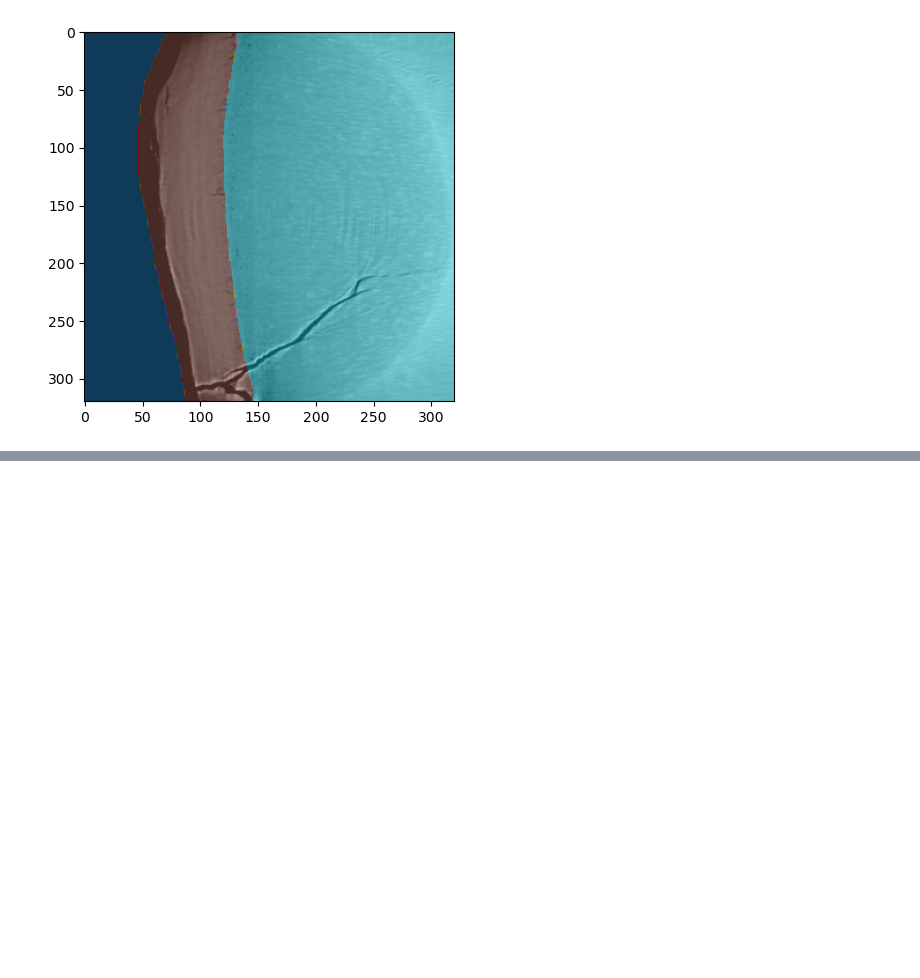
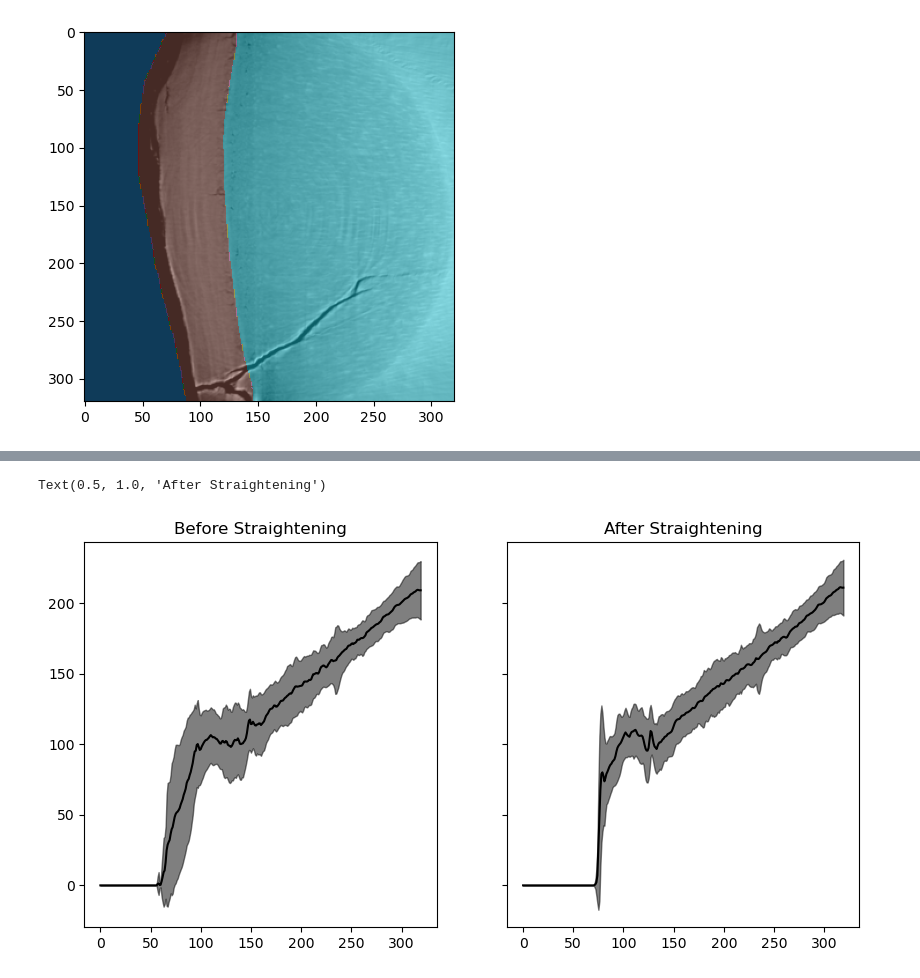
Before and after one commit to JGIBristol/cementum_imaging, a Jupyter notebook: straighten_mesh.ipynb, the cells around one changed output, grey strips where cells are left out. Saved outputs shown, nothing was run; the diff lists cells and outputs as text; code cells hidden in the pictures; blank space fills up the shorter version.

```diff
--- a/straighten_mesh.ipynb
+++ b/straighten_mesh.ipynb
@@ -179,0 +98,27 @@ fig.savefig("straightened_inner.png")
+# %%
+fig, axes = plt.subplots(1, 2, figsize=(10, 5), sharex=True, sharey=True)
+
+axes[0].plot(np.mean(image, axis=0), color="k")
+axes[1].plot(np.mean(image_transformed, axis=0), color="k")
+
+axes[0].fill_between(
+    np.arange(image.shape[1]),
+    np.mean(image, axis=0) - np.std(image, axis=0),
+    np.mean(image, axis=0) + np.std(image, axis=0),
+    color="k",
+    alpha=0.5
+)
+
+axes[1].fill_between(
+    np.arange(image.shape[1]),
+    np.mean(image_transformed, axis=0) - np.std(image_transformed, axis=0),
+    np.mean(image_transformed, axis=0) + np.std(image_transformed, axis=0),
+    color="k",
+    alpha=0.5,
+)
+
+axes[0].set_title("Before Straightening")
+axes[1].set_title("After Straightening")
+# %% [output]
+Text(0.5, 1.0, 'After Straightening')
+[figure, added]
```
Also changed, not shown: parts of 8 cells of this notebook, 1 other file.
